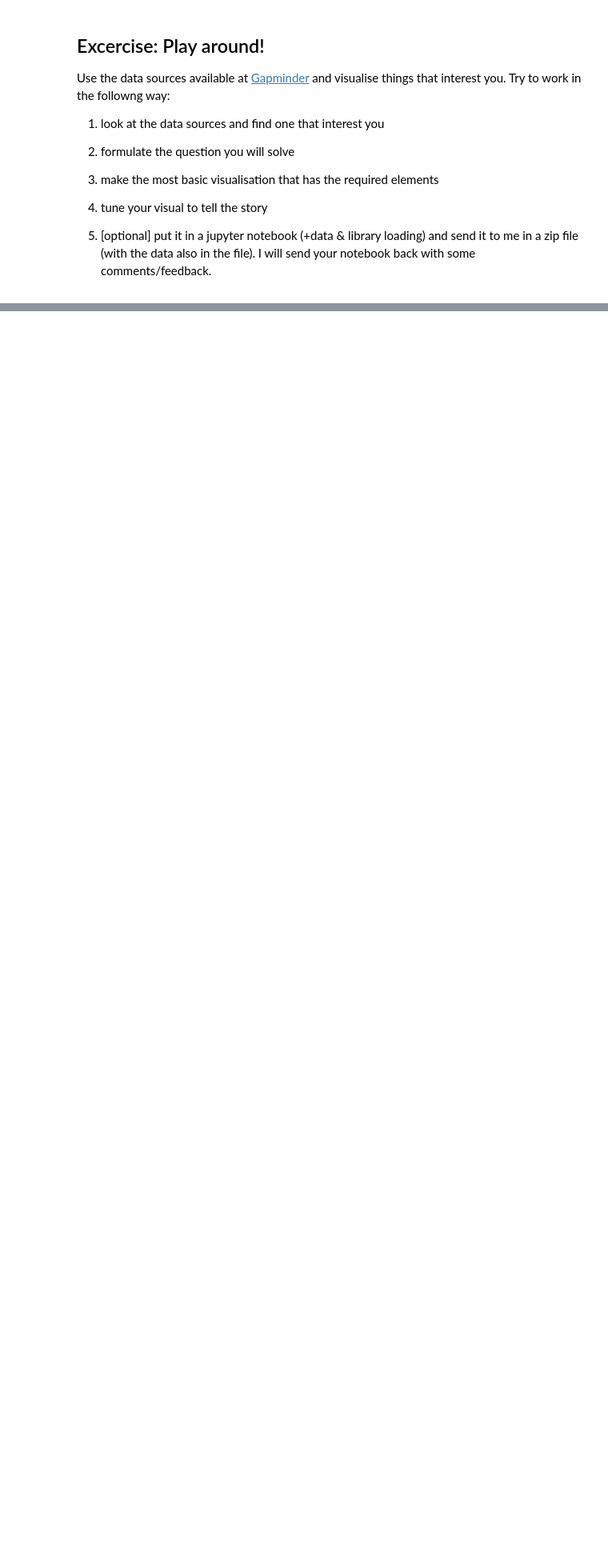
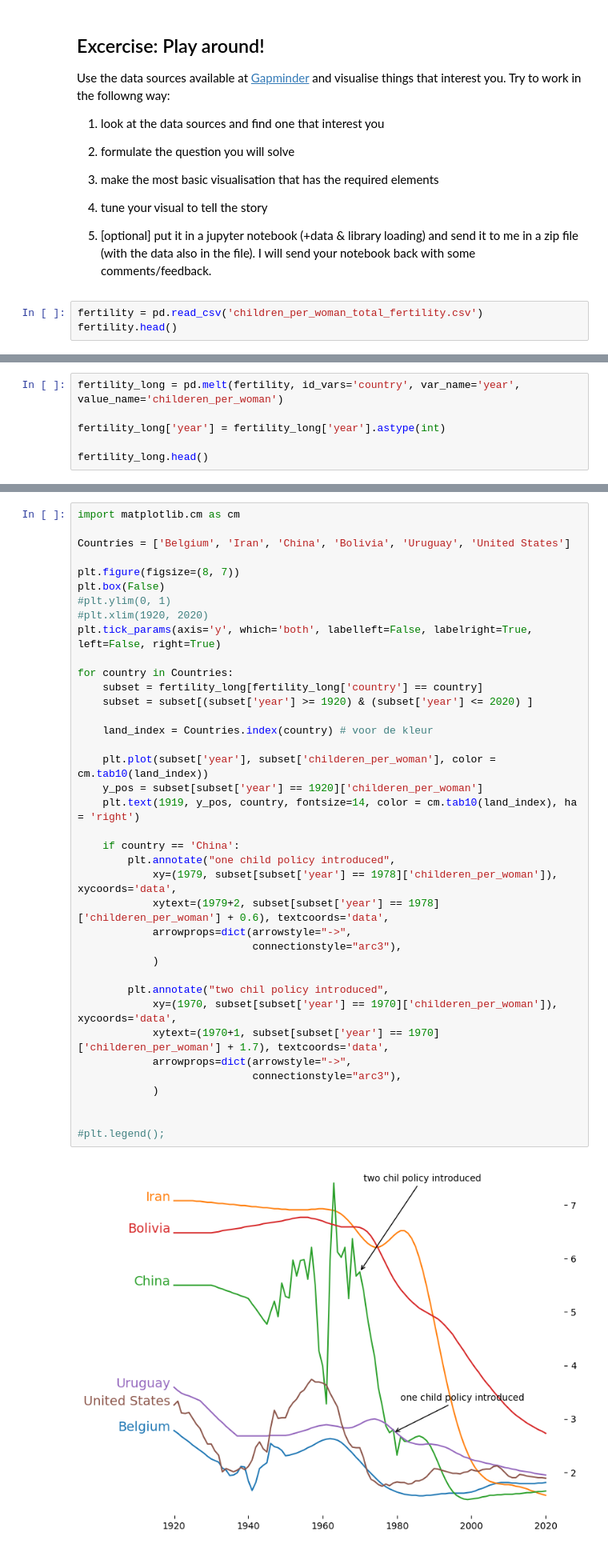
Before and after one commit to Beirnaert/TM_lessons, a Jupyter notebook: Les6_time_series_pt2.ipynb, the cells around one changed output, grey strips where cells are left out. Shown at 80% size. Drawn from its saved outputs; the diff is of its cells as text; blank space fills up the shorter version.

Commit message:
final plot

```diff
--- a/Les6_time_series_pt2.ipynb
+++ b/Les6_time_series_pt2.ipynb
@@ -112,3 +122,6 @@ Use the data sources available at [Gapminder](https://www.gapminder.org/data/) a
 4. tune your visual to tell the story
 
 5. [optional] put it in a jupyter notebook (+data & library loading) and send it to me in a zip file (with the data also in the file). I will send your notebook back with some comments/feedback.
+# %%
+fertility = pd.read_csv('children_per_woman_total_fertility.csv')
+fertility.head()
@@ -114,0 +136,6 @@ Use the data sources available at [Gapminder](https://www.gapminder.org/data/) a
+# %%
+fertility_long = pd.melt(fertility, id_vars='country', var_name='year', value_name='childeren_per_woman')
+
+fertility_long['year'] = fertility_long['year'].astype(int)
+
+fertility_long.head()
@@ -114,0 +185,40 @@ Use the data sources available at [Gapminder](https://www.gapminder.org/data/) a
+# %%
+import matplotlib.cm as cm
+
+Countries = ['Belgium', 'Iran', 'China', 'Bolivia', 'Uruguay', 'United States']
+
+plt.figure(figsize=(8, 7))
+plt.box(False)
+#plt.ylim(0, 1)
+#plt.xlim(1920, 2020)
+plt.tick_params(axis='y', which='both', labelleft=False, labelright=True, left=False, right=True)
+
+for country in Countries:
+    subset = fertility_long[fertility_long['country'] == country]
+    subset = subset[(subset['year'] >= 1920) & (subset['year'] <= 2020) ]
+
+    land_index = Countries.index(country) # voor de kleur
+
+    plt.plot(subset['year'], subset['childeren_per_woman'], color = cm.tab10(land_index))
+    y_pos = subset[subset['year'] == 1920]['childeren_per_woman']
+    plt.text(1919, y_pos, country, fontsize=14, color = cm.tab10(land_index), ha = 'right')
+
+    if country == 'China':
+        plt.annotate("one child policy introduced",
+            xy=(1979, subset[subset['year'] == 1978]['childeren_per_woman']), xycoords='data',
+            xytext=(1979+2, subset[subset['year'] == 1978]['childeren_per_woman'] + 0.6), textcoords='data',
+            arrowprops=dict(arrowstyle="->",
+                            connectionstyle="arc3"),
+            )
+
+        plt.annotate("two chil policy introduced",
+            xy=(1970, subset[subset['year'] == 1970]['childeren_per_woman']), xycoords='data',
+            xytext=(1970+1, subset[subset['year'] == 1970]['childeren_per_woman'] + 1.7), textcoords='data',
+            arrowprops=dict(arrowstyle="->",
+                            connectionstyle="arc3"),
+            )
+
+
+#plt.legend();
+# %% [output]
+[figure, added]
```
Also changed, not shown: parts of 8 cells of this notebook, 1 other file.
